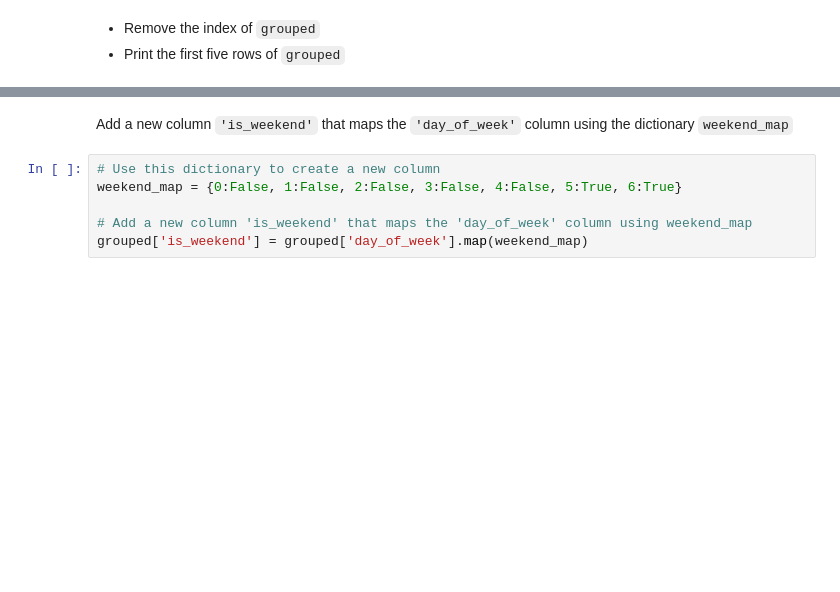
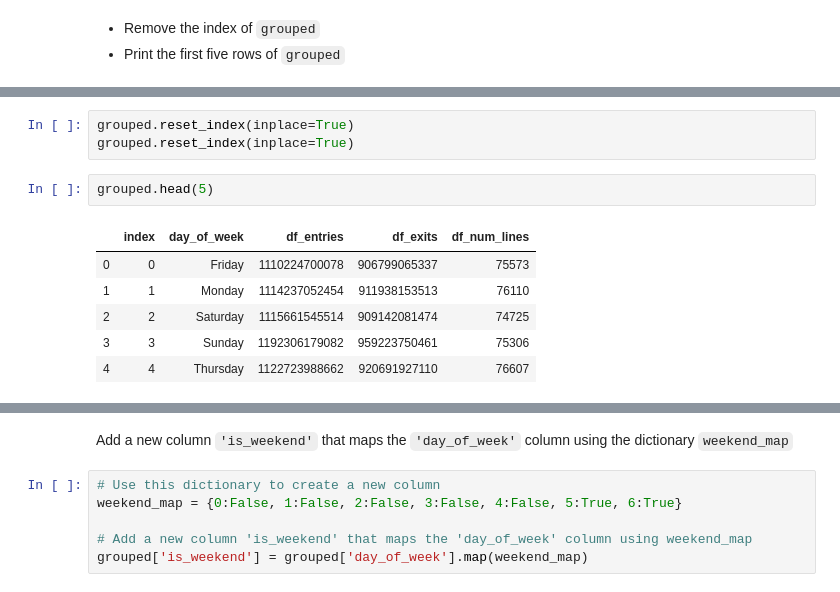
Before and after one commit to iuniorhsiung/dsc-pandas-series-and-dataframes-lab-dc-ds-111819, a Jupyter notebook: index-NL.ipynb, the cells around one changed output, grey strips where cells are left out. Cells and saved outputs as stored; diff of their text form; blank space fills up the shorter version.

```diff
--- a/index-NL.ipynb
+++ b/index-NL.ipynb
@@ -164,2 +222,14 @@ plt.show()
+# %%
+grouped.reset_index(inplace=True)
+grouped.reset_index(inplace=True)
+# %%
+grouped.head(5)
+# %% [output]
+|  | index | day_of_week | df_entries | df_exits | df_num_lines |
+| 0 | 0 | Friday | 1110224700078 | 906799065337 | 75573 |
+| 1 | 1 | Monday | 1114237052454 | 911938153513 | 76110 |
+| 2 | 2 | Saturday | 1115661545514 | 909142081474 | 74725 |
+| 3 | 3 | Sunday | 1192306179082 | 959223750461 | 75306 |
+| 4 | 4 | Thursday | 1122723988662 | 920691927110 | 76607 |
 # %%
 # Reset the index of grouped
```
Also changed, not shown: parts of 17 cells of this notebook.
